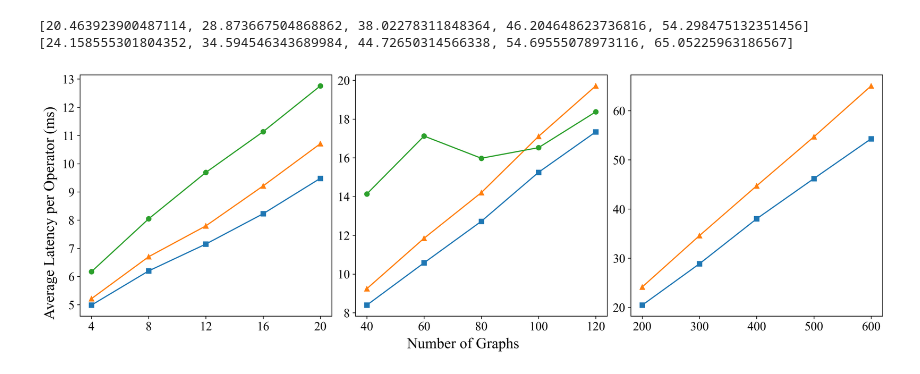
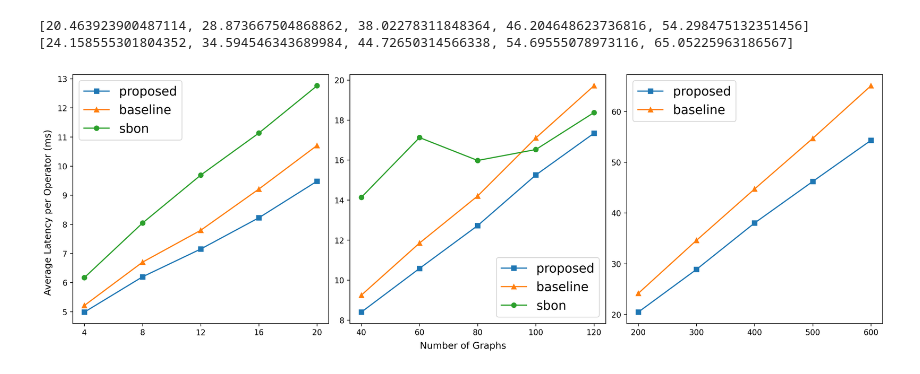
Before and after one commit to fritz1149/stream-scheduling-simulator, a Jupyter notebook: scripts/multiedge-exp/lat_exp.ipynb, the cells around one changed output. Saved outputs shown, nothing was run; the diff lists cells and outputs as text; code cells hidden in the pictures.

```diff
--- a/scripts/multiedge-exp/lat_exp.ipynb
+++ b/scripts/multiedge-exp/lat_exp.ipynb
@@ -233,24 +233,41 @@ data = {
 }
 with open("lat_exp.json", "w") as f:
     f.write(json.dumps(data))
+# %%
+import json
+with open("lat_exp.json", "r") as f:
+    data = json.loads(f.read())
+    f_lat1 = data["f_lat1"]
+    f_lat2 = data["f_lat2"]
+    f_lat3 = data["f_lat3"]
+    ac_lat1 = data["ac_lat1"]
+    ac_lat2 = data["ac_lat2"]
+    ac_lat3 = data["ac_lat3"]
+    sbon_lat1 = data["sbon_lat1"]
+    sbon_lat2 = data["sbon_lat2"]
 # %%
+import matplotlib
+import matplotlib.pyplot as plt
 fig, axes = plt.subplots(1, 3, figsize=(15, 5), dpi=300, constrained_layout=True)
 fig.supxlabel("Number of Graphs")
 fig.supylabel("Average Latency per Operator (ms)")
 axes[0].set_xticks([i for i in range(5)])
 axes[0].set_xticklabels([4, 8, 12, 16, 20])
 axes[1].set_xticks([i for i in range(5)])
 axes[1].set_xticklabels([40, 60, 80, 100, 120])
 axes[2].set_xticks([i for i in range(5)])
 axes[2].set_xticklabels([200, 300, 400, 500, 600])
-axes[0].plot(f_lat1, marker="s")
-axes[0].plot(ac_lat1, marker="^")
-axes[0].plot(sbon_lat1, marker="o")
-axes[1].plot(f_lat2, marker="s")
-axes[1].plot(ac_lat2, marker="^")
-axes[1].plot(sbon_lat2, marker="o")
-axes[2].plot(f_lat3, marker="s")
-axes[2].plot(ac_lat3, marker="^")
+f_line1, = axes[0].plot(f_lat1, marker="s")
+ac_line1, = axes[0].plot(ac_lat1, marker="^")
+sbon_line1, = axes[0].plot(sbon_lat1, marker="o")
+axes[0].legend([f_line1, ac_line1, sbon_line1], ["proposed", "baseline", "sbon"], prop={"size": "16"})
+f_line2, = axes[1].plot(f_lat2, marker="s")
+ac_line2, = axes[1].plot(ac_lat2, marker="^")
+sbon_line2, = axes[1].plot(sbon_lat2, marker="o")
+axes[1].legend([f_line2, ac_line2, sbon_line2], ["proposed", "baseline", "sbon"], prop={"size": "16"})
+f_line3, = axes[2].plot(f_lat3, marker="s")
+ac_line3, = axes[2].plot(ac_lat3, marker="^")
+axes[2].legend([f_line3, ac_line3], ["proposed", "baseline"], prop={"size": "16"})
 plt.show()
 # %% [output]
-[figure, old version]
+[figure, new version]
```
Also changed, not shown: 2 other files.
